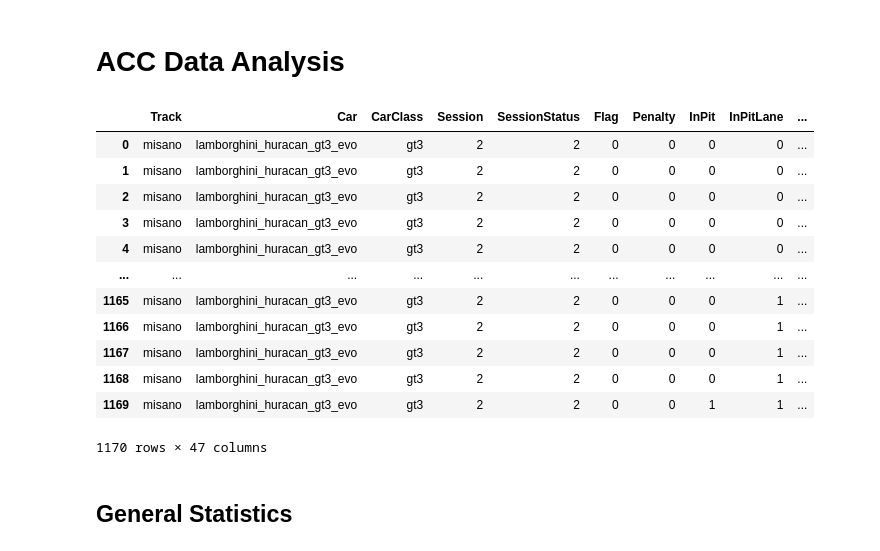
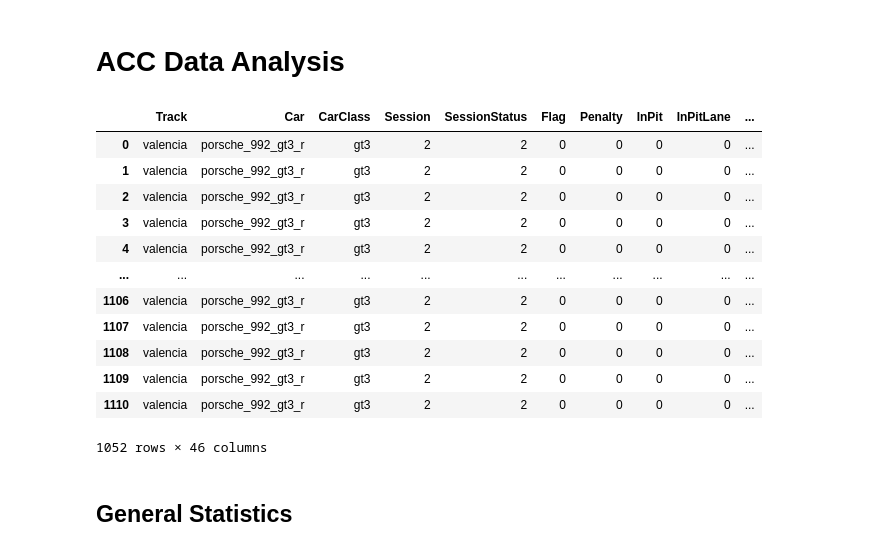
Before and after one commit to ThomasBisset/ACC_Data_2, a Jupyter notebook: analysis.ipynb, the cells around one changed output. Cells and saved outputs as stored; diff of their text form; code cells hidden in the pictures.

```diff
--- a/analysis.ipynb
+++ b/analysis.ipynb
@@ -6,22 +6,22 @@ import pandas as pd
 import matplotlib.pyplot as plt
 # %%
 # Import CSV
-df = pd.read_csv("ACC-Data-2022-11-05-18-20-51.csv", index_col=0)
+df = pd.read_csv("ACC-Data-2023-04-23-16-27-08.csv", index_col=0)
 df
 # %% [output]
 |  | Track | Car | CarClass | Session | SessionStatus | Flag | Penalty | InPit | InPitLane | ... |
-| 0 | misano | lamborghini_huracan_gt3_evo | gt3 | 2 | 2 | 0 | 0 | 0 | 0 | ... |
-| 1 | misano | lamborghini_huracan_gt3_evo | gt3 | 2 | 2 | 0 | 0 | 0 | 0 | ... |
-| 2 | misano | lamborghini_huracan_gt3_evo | gt3 | 2 | 2 | 0 | 0 | 0 | 0 | ... |
-| 3 | misano | lamborghini_huracan_gt3_evo | gt3 | 2 | 2 | 0 | 0 | 0 | 0 | ... |
-| 4 | misano | lamborghini_huracan_gt3_evo | gt3 | 2 | 2 | 0 | 0 | 0 | 0 | ... |
+| 0 | valencia | porsche_992_gt3_r | gt3 | 2 | 2 | 0 | 0 | 0 | 0 | ... |
+| 1 | valencia | porsche_992_gt3_r | gt3 | 2 | 2 | 0 | 0 | 0 | 0 | ... |
+| 2 | valencia | porsche_992_gt3_r | gt3 | 2 | 2 | 0 | 0 | 0 | 0 | ... |
+| 3 | valencia | porsche_992_gt3_r | gt3 | 2 | 2 | 0 | 0 | 0 | 0 | ... |
+| 4 | valencia | porsche_992_gt3_r | gt3 | 2 | 2 | 0 | 0 | 0 | 0 | ... |
 | ... | ... | ... | ... | ... | ... | ... | ... | ... | ... | ... |
-| 1165 | misano | lamborghini_huracan_gt3_evo | gt3 | 2 | 2 | 0 | 0 | 0 | 1 | ... |
-| 1166 | misano | lamborghini_huracan_gt3_evo | gt3 | 2 | 2 | 0 | 0 | 0 | 1 | ... |
-| 1167 | misano | lamborghini_huracan_gt3_evo | gt3 | 2 | 2 | 0 | 0 | 0 | 1 | ... |
-| 1168 | misano | lamborghini_huracan_gt3_evo | gt3 | 2 | 2 | 0 | 0 | 0 | 1 | ... |
-| 1169 | misano | lamborghini_huracan_gt3_evo | gt3 | 2 | 2 | 0 | 0 | 1 | 1 | ... |
+| 1106 | valencia | porsche_992_gt3_r | gt3 | 2 | 2 | 0 | 0 | 0 | 0 | ... |
+| 1107 | valencia | porsche_992_gt3_r | gt3 | 2 | 2 | 0 | 0 | 0 | 0 | ... |
+| 1108 | valencia | porsche_992_gt3_r | gt3 | 2 | 2 | 0 | 0 | 0 | 0 | ... |
+| 1109 | valencia | porsche_992_gt3_r | gt3 | 2 | 2 | 0 | 0 | 0 | 0 | ... |
+| 1110 | valencia | porsche_992_gt3_r | gt3 | 2 | 2 | 0 | 0 | 0 | 0 | ... |
-1170 rows × 47 columns
+1052 rows × 46 columns
 # %%
 # Data cleaning
 # Data frame "df" contains all relevant data points
```
Also changed, not shown: parts of 8 cells of this notebook, 4 other files.
